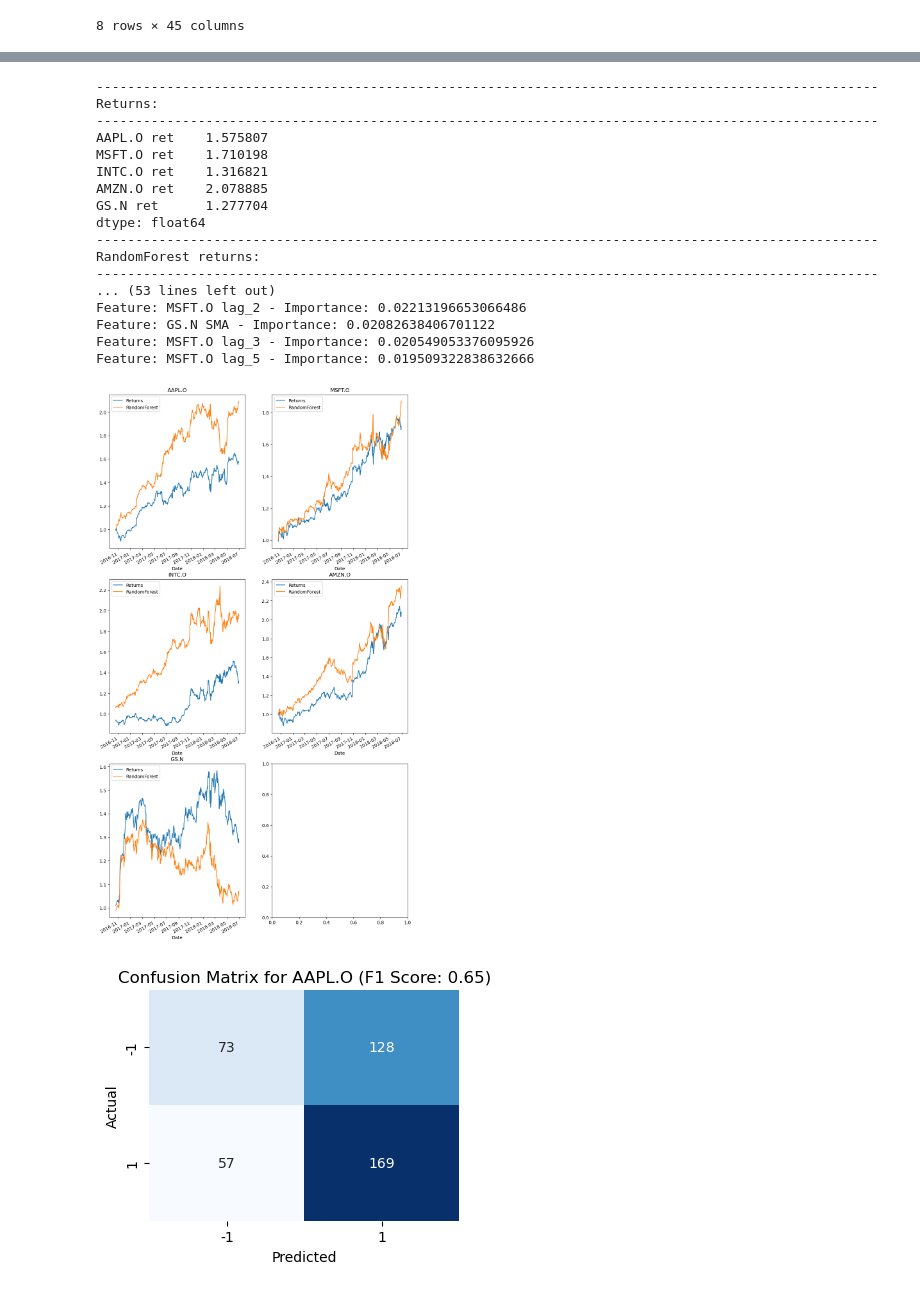
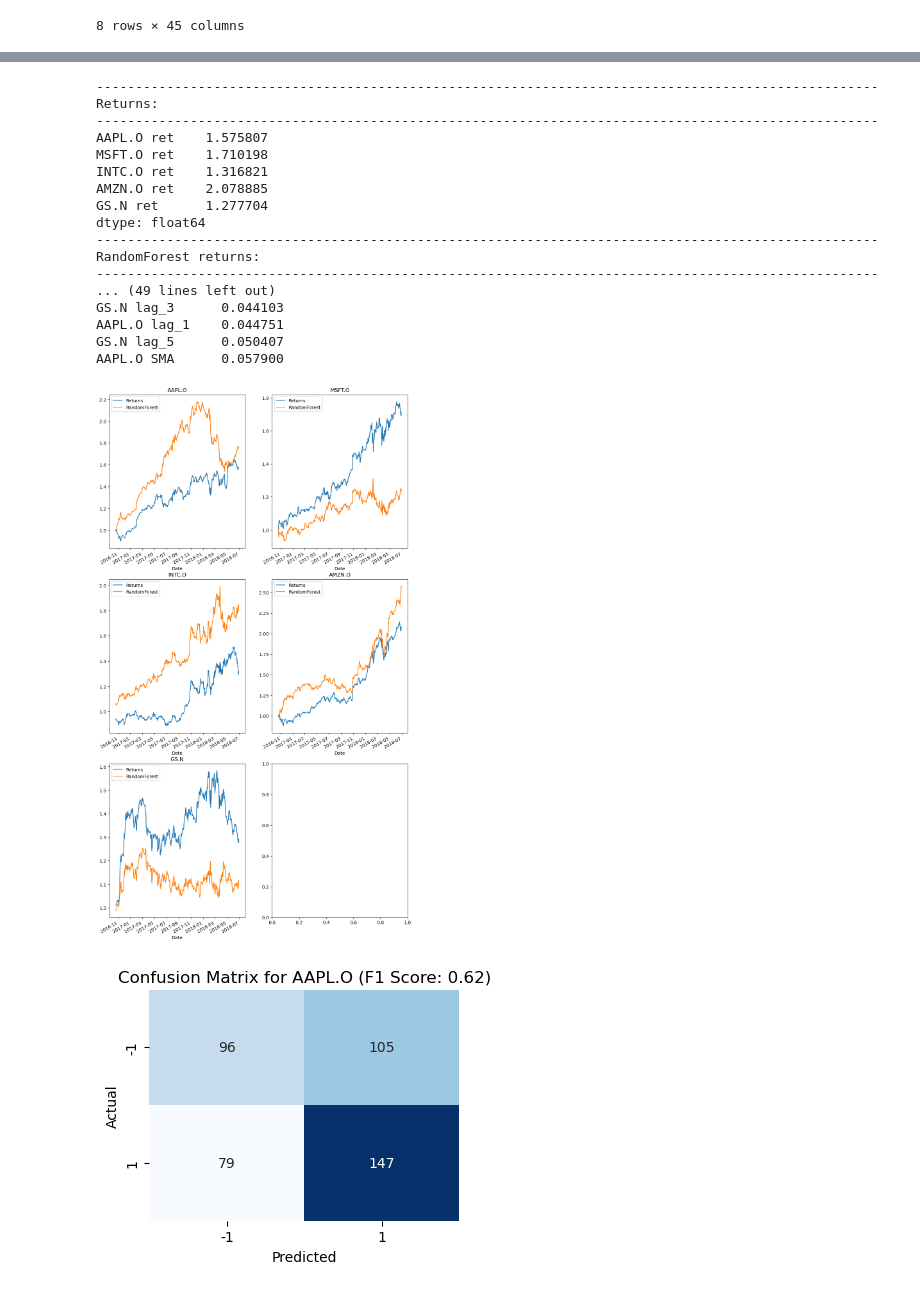
Before and after one commit to AY2324S2-QF2103-Group-9/Trading-Strategies-Comparison, a Jupyter notebook: Project_RandomForest.ipynb, the cells around one changed output, grey strips where cells are left out. Cells and saved outputs as stored; diff of their text form; code cells hidden in the pictures.

Commit message:
Test digi-rsi vs rsi features

```diff
--- a/Project_RandomForest.ipynb
+++ b/Project_RandomForest.ipynb
@@ -99,7 +99,6 @@ for stock in colnames:
     rsi_bins[stock] = [mean - std, mean, mean + std]
 
     data[feat] = data[feat].shift(1)
-    features.append(feat)
 
 data[12:20]
 # %% [output]
@@ -147,8 +146,9 @@ features += [f"{stock} SMA" for stock in colnames]
 feat_data = data.dropna()
 
 for stock in colnames:
-    feat = f"{stock} rsi"
-    feat_data[feat] = np.digitize(feat_data[feat], rsi_bins[stock])
+    feat = f"{stock} digi-rsi"
+    rsi = f"{stock} rsi"
+    feat_data[feat] = np.digitize(feat_data[rsi], rsi_bins[stock])
 
 feat_data[features]
 # %% [output]
@@ -210,20 +222,8 @@ print_data("False predictions:", (results != data_test[[f"{stock} dir" for stock
 
 print_data("Total rows:", results.shape[0])
 
-print("-" * 100)
-print("Feature importance:")
-print("-" * 100)
 feature_importances = model.feature_importances_
-
-# Create a dictionary mapping feature names to their importances
-feature_importance_dict = dict(zip(features, feature_importances))
-
-# Sort feature importances in descending order
-sorted_feature_importances = sorted(feature_importance_dict.items(), key=lambda x: x[1], reverse=True)
-
-# Print feature importances with corresponding feature names
-for feature, importance in sorted_feature_importances:
-    print(f"Feature: {feature} - Importance: {importance}")
+print_data("Feature importance:", pd.DataFrame(data=feature_importances, index=features, columns=["Importance"]).sort_values("Importance"))
 
 fig, axes = plt.subplots(nrows=3, ncols=2, figsize=(12,24))
 
@@ -252,37 +252,37 @@ for i, stock in enumerate(colnames):
     for actual, predicted in zip(data_test[f"{stock} dir"].values, results[:, i]):
         actual_index = 0 if actual == -1 else 1
         predicted_index = 0 if predicted == -1 else 1
         conf_matrix[actual_index, predicted_index] += 1
 
     # Calculate F1 score
     f1_score = calculate_f1_score(conf_matrix)
 
     # Plot the confusion matrix as a heatmap
     plt.figure(figsize=(4, 3))
     sns.heatmap(conf_matrix, annot=True, fmt='g', cmap='Blues', cbar=False, xticklabels=['-1', '1'], yticklabels=['-1', '1'])
     plt.xlabel('Predicted')
     plt.ylabel('Actual')
     plt.title(f'Confusion Matrix for {stock} (F1 Score: {f1_score:.2f})')
     plt.show()
 
 print(results)
 # %% [output]
 ----------------------------------------------------------------------------------------------------
 Returns:
 ----------------------------------------------------------------------------------------------------
 AAPL.O ret    1.575807
 MSFT.O ret    1.710198
 INTC.O ret    1.316821
 AMZN.O ret    2.078885
 GS.N ret      1.277704
 dtype: float64
 ----------------------------------------------------------------------------------------------------
 RandomForest returns:
 ----------------------------------------------------------------------------------------------------
-... (53 lines left out)
-Feature: MSFT.O lag_2 - Importance: 0.02213196653066486
-Feature: GS.N SMA - Importance: 0.02082638406701122
-Feature: MSFT.O lag_3 - Importance: 0.020549053376095926
-Feature: MSFT.O lag_5 - Importance: 0.019509322838632666
+... (49 lines left out)
+GS.N lag_3      0.044103
+AAPL.O lag_1    0.044751
+GS.N lag_5      0.050407
+AAPL.O SMA      0.057900
-[figure, old version]
+[figure, new version]
-[figure, old version]
+[figure, new version]
```
Also changed, not shown: parts of 5 cells of this notebook.
